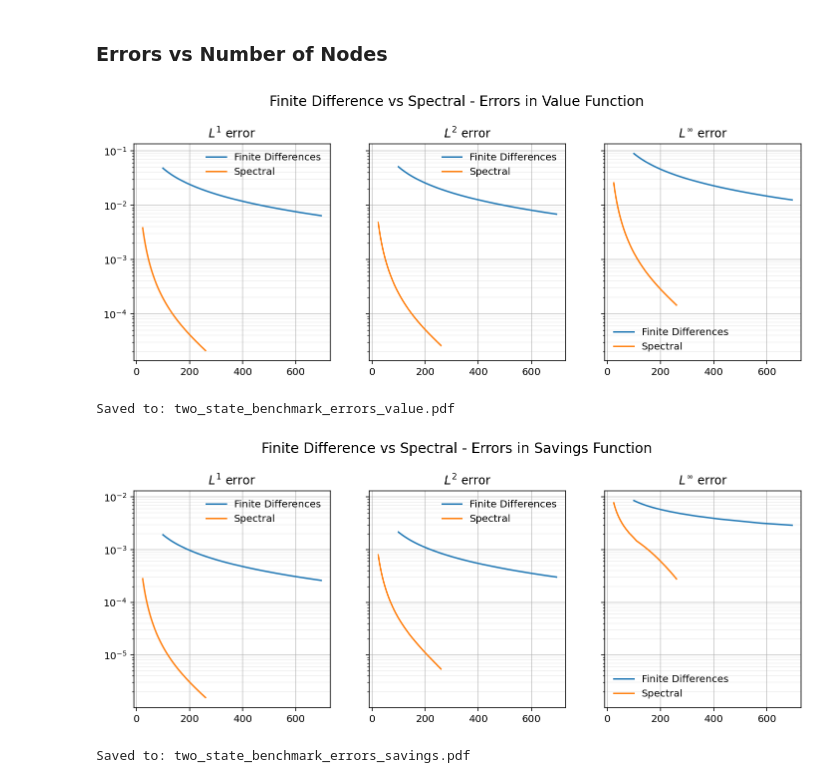
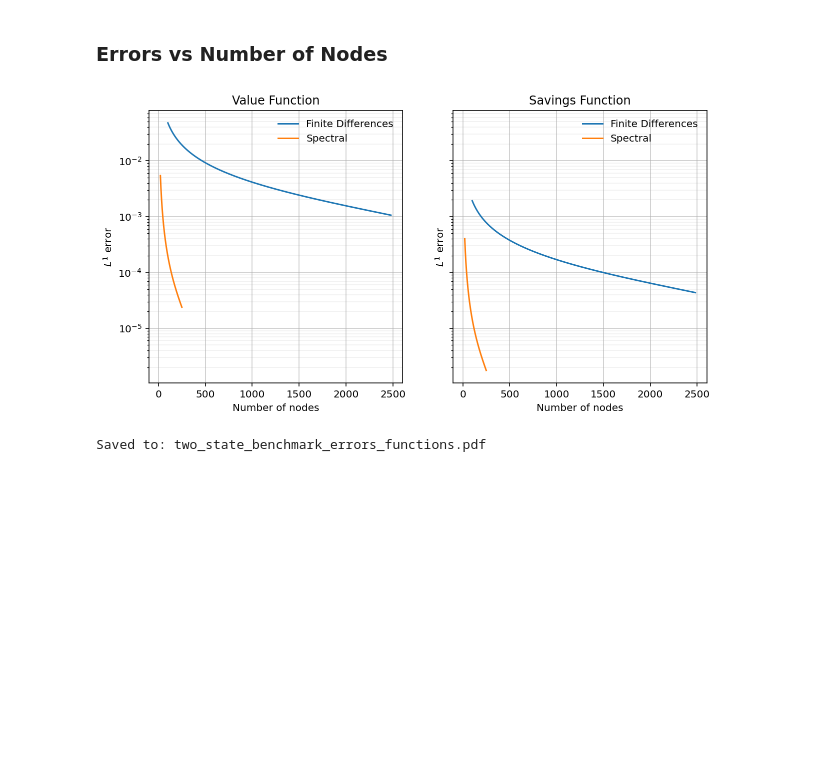
Before and after one commit to cschesch/spectral-heterogeneous-agents, a Jupyter notebook: two_income.ipynb, the cells around one changed output. Cells and saved outputs as stored; diff of their text form; code cells hidden in the pictures; blank space fills up the shorter version.

```diff
--- a/two_income.ipynb
+++ b/two_income.ipynb
@@ -710,10 +557,12 @@ Saved to: two_state_kfe_C_matrix_plot.pdf
 # %% [markdown]
 ## Settings
 # %%
-Nmin, Nmax = 24, 500
+Nmin, Nmax = 20, 500
 Imin, Imax = 100, 5000
 
 nbenchmark = (Nmax-Nmin)//2+1
+nbenchmark = 100
+nbenchmark = (Nmax-Nmin)+1
 # %%
 moments = ['dirac_mass_low', 'density_mass_low', 'dirac_mass_high', 'density_mass_high', 'K', 'gini', 'D1', 'Q1', 'Q3', 'D9']
 computed_moments = ['total_mass_low', 'total_mass_high', 'IQR', 'IDR']
@@ -841,6 +678,6 @@ def spectral_solve_kfe_mixed(N, a_sp, aa_sp, zz_sp, D_a, GG, s_sp):
 
     return g_sp
 # %%
-kfe_methods = ['None', 'fv_dense', 'fv_coarse', 'hybrid']
+kfe_methods = ['None', 'fd', 'spectral']
 spectral_moments_midx, _ = pd.MultiIndex.from_product([kfe_methods, moments+times+computed_moments+computed_times+function_errors], names=['kfe_method','moment']).sortlevel()
 # %%
@@ -957,7 +788,7 @@ def fd_solve_hjb(I, a_fd, da_fd, aa_fd, zz_fd, z_transition, v_old, g, dv, cf, c
 
     for i in range(maxiter):
 
-        delta = (1/N**2)*np.exp(i)
+        delta = 10*(1/N**2)*np.exp(i)
 
         dv = (v_fd[:,1:]-v_fd[:,:-1])/da_fd
         cf = du_inv(dv)
@@ -1047,12 +878,12 @@ times_colors = dict(zip(times,['#f08080','#f4978e','#f8ad9d','#fbc4ab']))
 times_colors = dict(zip(times,['C0','C1','C2','C3']))
 pretty_times = dict(zip(times,['Init.','HJB','KFE','Moments']))
 # %%
-fig, ax = plt.subplots(2, 2, figsize=(10,10), sharey=True)
+fig, ax = plt.subplots(1, 2, figsize=(10, 5), sharey=True, tight_layout=True)
 ax = ax.flatten()
 
-dfs_times = [fd_moments[times], spectral_moments['fv_dense'][times], spectral_moments['fv_coarse'][times], spectral_moments['hybrid'][times]]
-Xss = [Is, Ns, Ns, Ns]
-titles = ['Finite Differences', 'Dense Finite Volume', 'Coarse Finite Volume', 'Mixed Spectral / Finite Volume']
+dfs_times = [fd_moments[times], spectral_moments['spectral'][times]]
+Xss = [Is, Ns]
+titles = ['Finite Difference HJB & KFE', 'Spectral HJB & KFE']
 
 for j, [df_times, Xs, title] in enumerate(zip(dfs_times, Xss, titles)):
     df_times = df_times.dropna()
@@ -1065,6 +896,7 @@ for j, [df_times, Xs, title] in enumerate(zip(dfs_times, Xss, titles)):
     ax[j].set_title(title)
     ax[j].set_ylabel('Seconds')
 
+plt.ylim([-0.05, 1.])
 plt.suptitle('Benchmark - Runtimes')
 plt.tight_layout()
 savefig(fig, 'two_state_benchmark_runtimes')
@@ -1079,25 +908,24 @@ pretty_functions = dict(zip(functions, ['Value Function', 'Savings Function']))
 # %%
-for function in functions:
+fig, ax = plt.subplots(1, 2, figsize=(10, 5), sharey=True)
 
-    fig, ax = plt.subplots(1, 3, figsize=(12,4), sharey=True)
-    ax = ax.flatten()
+Ihalf = np.where(Is>=max(Is)/2)[0][0]
+Nhalf = np.where(Ns>=max(Ns)/2)[0][0]
 
-    for i, error_type in enumerate(error_types):
-        ax[i].plot(Is[:len(Is)//2], fd_moments[function+'_'+error_type][:len(Is)//2], label='Finite Differences')
-        ax[i].plot(Ns[:len(Ns)//2], spectral_moments['None', function+'_'+error_type][:len(Ns)//2], label='Spectral')
+for i, function in enumerate(['value','savings']):
 
-        ax[i].set_yscale('log')
-        ax[i].grid(which='minor', alpha=0.2)
-        ax[i].grid(which='major', alpha=0.7)
+    ax[i].plot(Is[:Ihalf], fd_moments[function+'_l1_error'][:Ihalf], label='Finite Differences')
+    ax[i].plot(Ns[:Nhalf], spectral_moments['None', function+'_l1_error'][:Nhalf], label='Spectral')
 
-        ax[i].set_title(pretty_error_types[error_type])
-        ax[i].legend(frameon=False)
+    ax[i].set_yscale('log')
+    ax[i].grid(which='minor', alpha=0.2)
+    ax[i].grid(which='major', alpha=0.7)
 
-    plt.suptitle('Finite Difference vs Spectral - Errors in '+pretty_functions[function], size=14, y=1.05)
+    ax[i].set_xlabel('Number of nodes')
+    ax[i].set_ylabel('$L^1$ error')
+    ax[i].set_title(function.capitalize() + ' Function')
+    ax[i].legend(frameon=False)
 
-    savefig(fig, 'two_state_benchmark_errors_'+function)
+savefig(ax, 'two_state_benchmark_errors_functions')
 # %% [output]
-[figure, old version]
+[figure, new version]
-Saved to: two_state_benchmark_errors_value.pdf
+Saved to: two_state_benchmark_errors_functions.pdf
-[figure, removed]
-Saved to: two_state_benchmark_errors_savings.pdf
```
Also changed, not shown: parts of 49 cells of this notebook, 6 other files.
